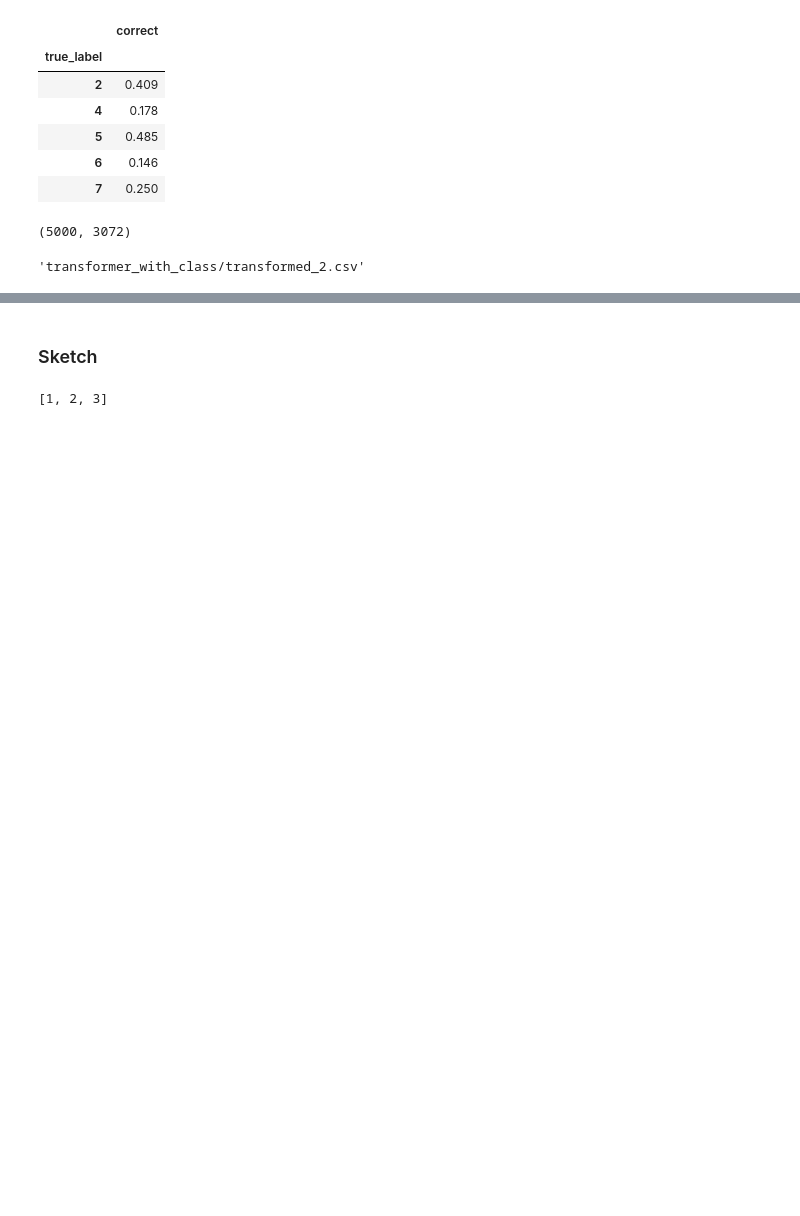
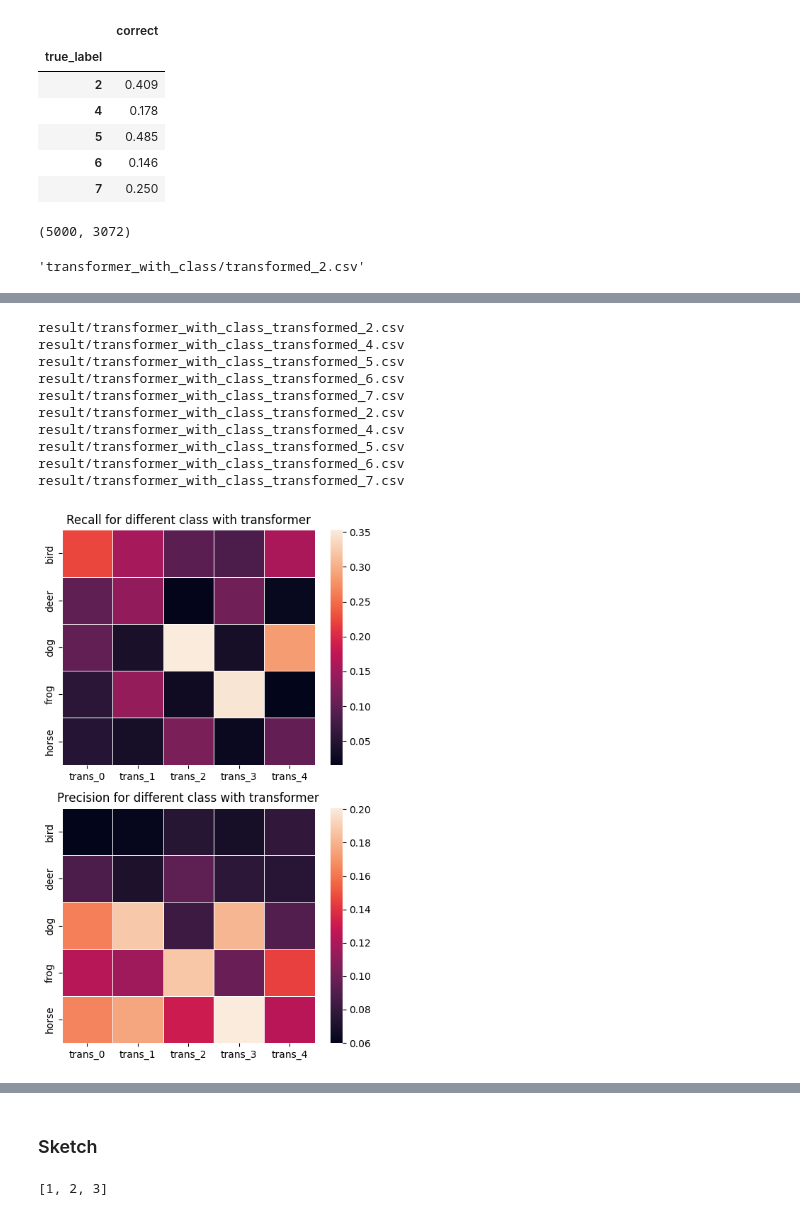
Before and after one commit to BillChen24/DSC180A-Project1, a Jupyter notebook: experiment.ipynb, the cells around one changed output, grey strips where cells are left out. Cells and saved outputs as stored; diff of their text form; code cells hidden in the pictures; blank space fills up the shorter version.

```diff
--- a/experiment.ipynb
+++ b/experiment.ipynb
@@ -48,0 +204,5 @@ print(train_data.shape, train_label.shape)
+# %%
+with open('config/test-params.json', 'r') as fh:
+    data_params = json.load(fh)
+train_data, train_label, test_data, test_label = getData(**data_params)
+print(train_data.shape, train_label.shape)
@@ -222,7 +416,7 @@ fp.split('/')[-2]+'/'+fp.split('/')[-1].replace('npy', 'csv')
 'transformer_with_class/transformed_2.csv'
 # %%
 data_fp_dict=run.filte_transport_data(None, None)
-create_pred_table(data_fp_dict, model, test_label, result_fp = 'result/')
+table_dict=create_pred_table(data_fp_dict, model, test_label, result_fp = 'result/')
 # %% [output]
 use input model
 prediction table save to result/transformer_without_class_transformed.csv
@@ -255,0 +454,54 @@ prediction table save to result/transformer_within_class_transformed_7.csv
+# %%
+path = table_dict['trans_without_class'][0]
+df=pd.read_csv(path, index_col=0)
+df['trans_withoutclass'] = df['true_label']==df['predicted_label']
+acc_df=df.groupby('true_label')[['trans_withoutclass']].mean()
+
+for path_idx in range(5):
+    path = table_dict['trans_with_class'][path_idx]
+    print(path)
+    df=pd.read_csv(path, index_col=0)
+    df[f'trans_{path_idx}'] = df['true_label']==df['predicted_label']
+    df=df.groupby('true_label')[[f'trans_{path_idx}']].mean()
+    acc_df = pd.concat([acc_df, df], axis=1)
+acc_df.index = ['bird', 'deer','dog', 'frog', 'horse']
+
+fig, axes=plt.subplots(2,1, figsize=(5,8))
+ax=axes[0]
+sns.heatmap(acc_df.iloc[:,1:]**2, linewidth=0.5,ax=ax)
+ax.set_title('Recall for different class with transformer')
+
+
+df=pd.read_csv(path, index_col=0)
+df['trans_withoutclass'] = df['true_label']==df['predicted_label']
+acc_df=df.groupby('true_label')[['trans_withoutclass']].mean()
+
+for path_idx in range(5):
+    path = table_dict['trans_with_class'][path_idx]
+    print(path)
+    df=pd.read_csv(path, index_col=0)
+    df[f'trans_{path_idx}'] = df['true_label']==df['predicted_label']
+    df=df.groupby('predicted_label')[[f'trans_{path_idx}']].mean()
+    acc_df = pd.concat([acc_df, df], axis=1)
+acc_df.index = ['bird', 'deer','dog', 'frog', 'horse']
+
+
+ax=axes[1]
+sns.heatmap(acc_df.iloc[:,1:]**2, linewidth=0.5,ax=ax)
+ax.set_title('Precision for different class with transformer')
+
+
+plt.tight_layout()
+plt.show()
+# %% [output]
+result/transformer_with_class_transformed_2.csv
+result/transformer_with_class_transformed_4.csv
+result/transformer_with_class_transformed_5.csv
+result/transformer_with_class_transformed_6.csv
+result/transformer_with_class_transformed_7.csv
+result/transformer_with_class_transformed_2.csv
+result/transformer_with_class_transformed_4.csv
+result/transformer_with_class_transformed_5.csv
+result/transformer_with_class_transformed_6.csv
+result/transformer_with_class_transformed_7.csv
+[figure, added]
```
Also changed, not shown: parts of 25 cells of this notebook.
